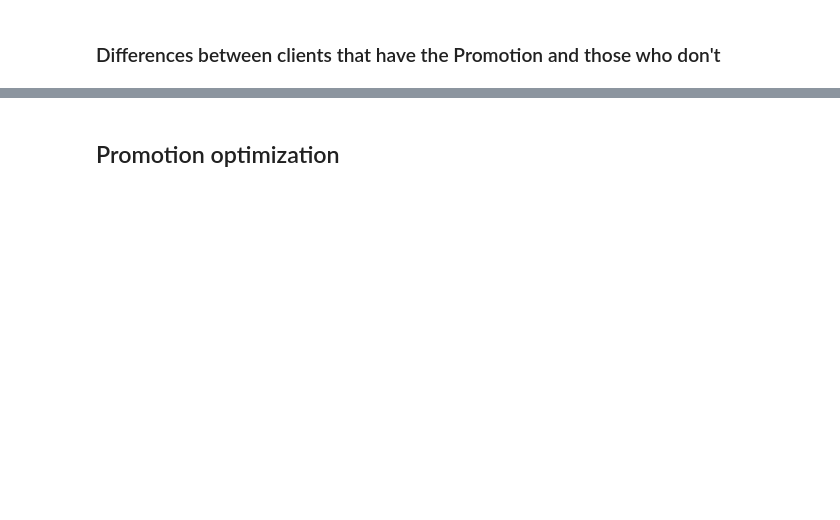
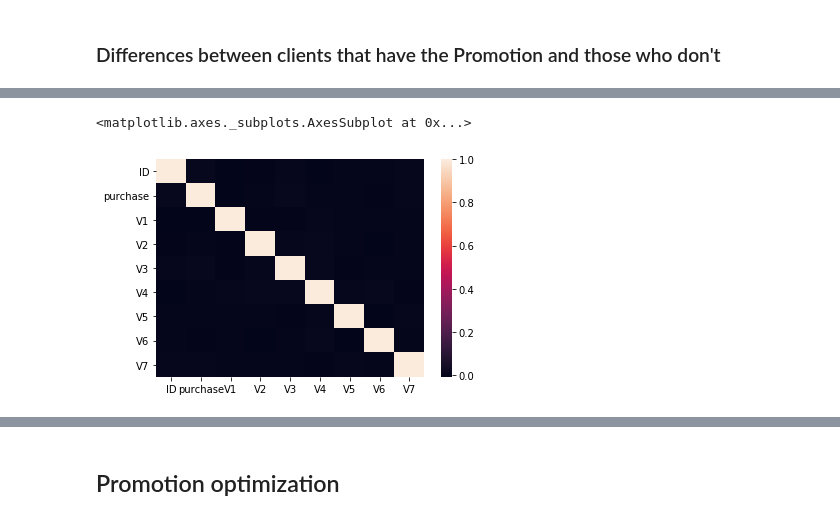
Before and after one commit to mtasende/data-scientist-nanodegree, a Jupyter notebook: projects/p04_starbucks/Starbucks.ipynb, the cells around one changed output, grey strips where cells are left out. Cells and saved outputs as stored; diff of their text form; code cells hidden in the pictures; blank space fills up the shorter version.

```diff
--- a/projects/p04_starbucks/Starbucks.ipynb
+++ b/projects/p04_starbucks/Starbucks.ipynb
@@ -344,0 +369,5 @@ There is a slight correlation between the purchases and V4...
+# %%
+sb.heatmap(control.corr())
+# %% [output]
+<matplotlib.axes._subplots.AxesSubplot at 0x...>
+[figure, added]
```
Also changed, not shown: parts of 34 cells of this notebook.
